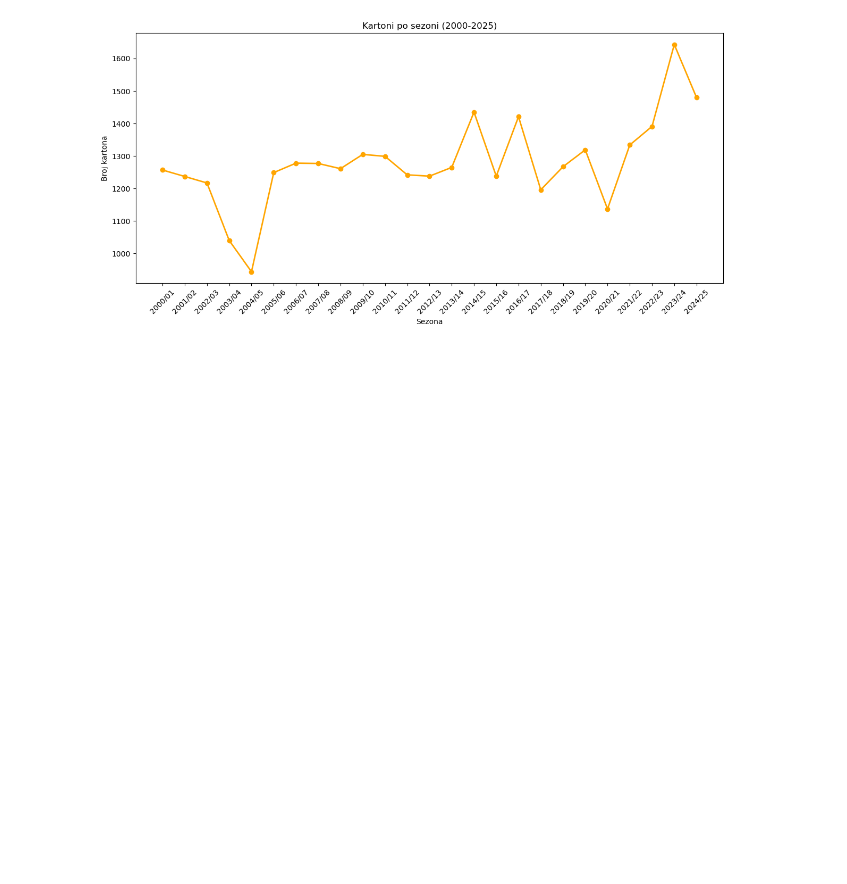
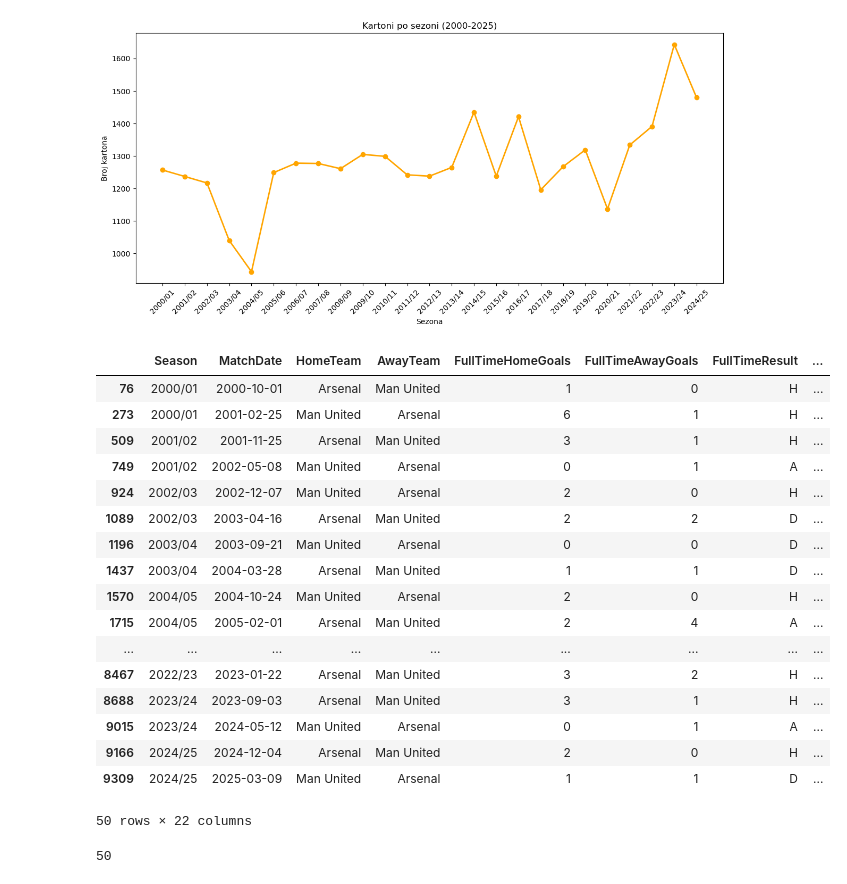
Before and after one commit to aleksamilekicc/premier_league_analysis, a Jupyter notebook: premier_league_analysis.ipynb, the cells around one changed output. Drawn from its saved outputs; the diff is of its cells as text; code cells hidden in the pictures; blank space fills up the shorter version.

```diff
--- a/premier_league_analysis.ipynb
+++ b/premier_league_analysis.ipynb
@@ -243,0 +249,25 @@ plt.show()
+# %%
+rivalitet
+# %% [output]
+|  | Season | MatchDate | HomeTeam | AwayTeam | FullTimeHomeGoals | FullTimeAwayGoals | FullTimeResult | ... |
+| 76 | 2000/01 | 2000-10-01 | Arsenal | Man United | 1 | 0 | H | ... |
+| 273 | 2000/01 | 2001-02-25 | Man United | Arsenal | 6 | 1 | H | ... |
+| 509 | 2001/02 | 2001-11-25 | Arsenal | Man United | 3 | 1 | H | ... |
+| 749 | 2001/02 | 2002-05-08 | Man United | Arsenal | 0 | 1 | A | ... |
+| 924 | 2002/03 | 2002-12-07 | Man United | Arsenal | 2 | 0 | H | ... |
+| 1089 | 2002/03 | 2003-04-16 | Arsenal | Man United | 2 | 2 | D | ... |
+| 1196 | 2003/04 | 2003-09-21 | Man United | Arsenal | 0 | 0 | D | ... |
+| 1437 | 2003/04 | 2004-03-28 | Arsenal | Man United | 1 | 1 | D | ... |
+| 1570 | 2004/05 | 2004-10-24 | Man United | Arsenal | 2 | 0 | H | ... |
+| 1715 | 2004/05 | 2005-02-01 | Arsenal | Man United | 2 | 4 | A | ... |
+| ... | ... | ... | ... | ... | ... | ... | ... | ... |
+| 8467 | 2022/23 | 2023-01-22 | Arsenal | Man United | 3 | 2 | H | ... |
+| 8688 | 2023/24 | 2023-09-03 | Arsenal | Man United | 3 | 1 | H | ... |
+| 9015 | 2023/24 | 2024-05-12 | Man United | Arsenal | 0 | 1 | A | ... |
+| 9166 | 2024/25 | 2024-12-04 | Arsenal | Man United | 2 | 0 | H | ... |
+| 9309 | 2024/25 | 2025-03-09 | Man United | Arsenal | 1 | 1 | D | ... |
+50 rows × 22 columns
+# %%
+len(rivalitet)
+# %% [output]
+50
```
Also changed, not shown: parts of 3 cells of this notebook.
